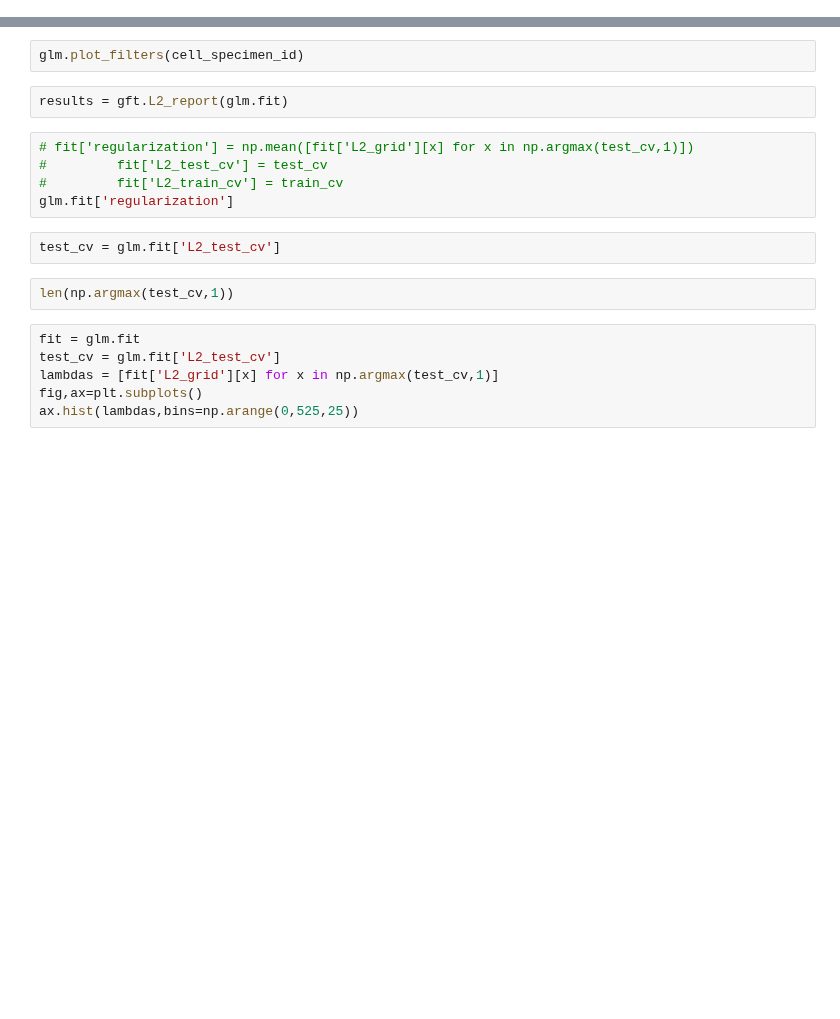
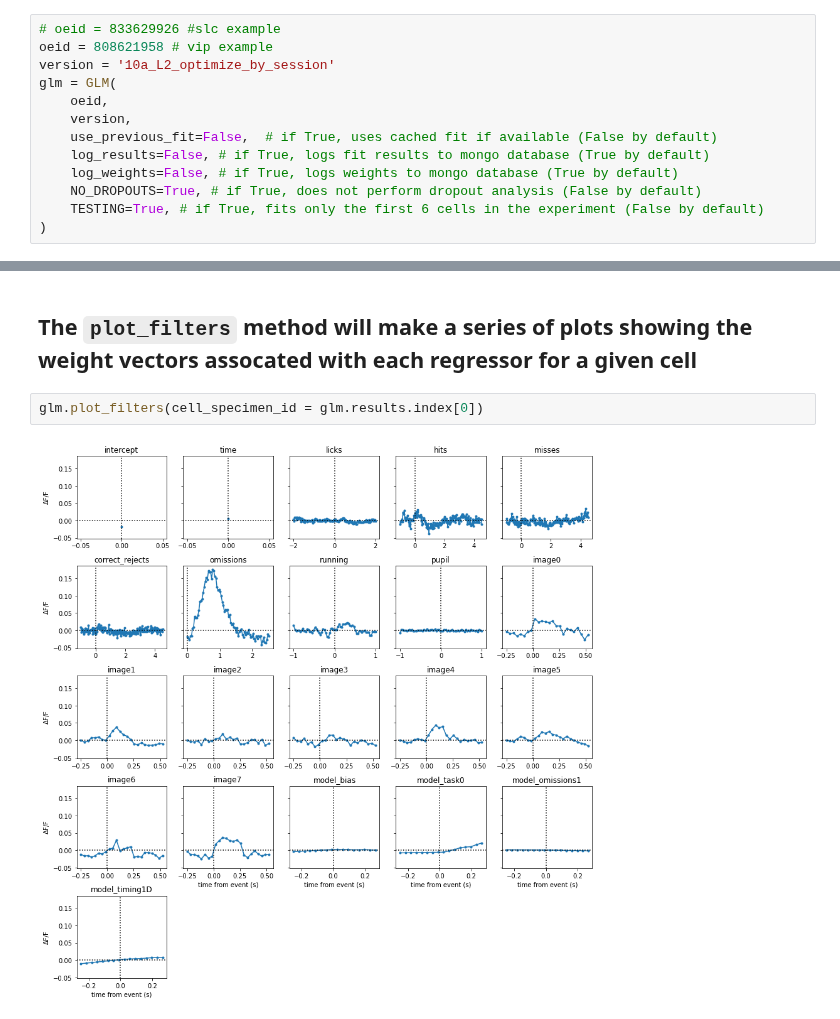
Before and after one commit to AllenInstitute/visual_behavior_glm, a Jupyter notebook: notebooks/model_fit_example.ipynb, the cells around one changed output, grey strips where cells are left out. Cells and saved outputs as stored; diff of their text form; blank space fills up the shorter version.

Commit message:
updating GLM fit example notebook

```diff
--- a/notebooks/model_fit_example.ipynb
+++ b/notebooks/model_fit_example.ipynb
@@ -81,0 +10,13 @@ movie.make_cell_movie_frame(movie.ax, movie.glm, 20000, movie.cell_specimen_id,
+# %%
+# oeid = 833629926 #slc example
+oeid = 808621958 # vip example
+version = '10a_L2_optimize_by_session'
+glm = GLM(
+    oeid,
+    version,
+    use_previous_fit=False,  # if True, uses cached fit if available (False by default)
+    log_results=False, # if True, logs fit results to mongo database (True by default)
+    log_weights=False, # if True, logs weights to mongo database (True by default)
+    NO_DROPOUTS=True, # if True, does not perform dropout analysis (False by default)
+    TESTING=True, # if True, fits only the first 6 cells in the experiment (False by default)
+)
@@ -82,19 +127,6 @@ movie.make_cell_movie_frame(movie.ax, movie.glm, 20000, movie.cell_specimen_id,
+# %% [markdown]
+## The `plot_filters` method will make a series of plots showing the weight vectors assocated with each regressor for a given cell
 # %%
-glm.plot_filters(cell_specimen_id)
+glm.plot_filters(cell_specimen_id = glm.results.index[0])
+# %% [output]
+[figure, added]
-# %%
-results = gft.L2_report(glm.fit)
-# %%
-# fit['regularization'] = np.mean([fit['L2_grid'][x] for x in np.argmax(test_cv,1)])
-#         fit['L2_test_cv'] = test_cv
-#         fit['L2_train_cv'] = train_cv
-glm.fit['regularization']
-# %%
-test_cv = glm.fit['L2_test_cv']
-# %%
-len(np.argmax(test_cv,1))
-# %%
-fit = glm.fit
-test_cv = glm.fit['L2_test_cv']
-lambdas = [fit['L2_grid'][x] for x in np.argmax(test_cv,1)]
-fig,ax=plt.subplots()
-ax.hist(lambdas,bins=np.arange(0,525,25))
```
Also changed, not shown: parts of 25 cells of this notebook.
